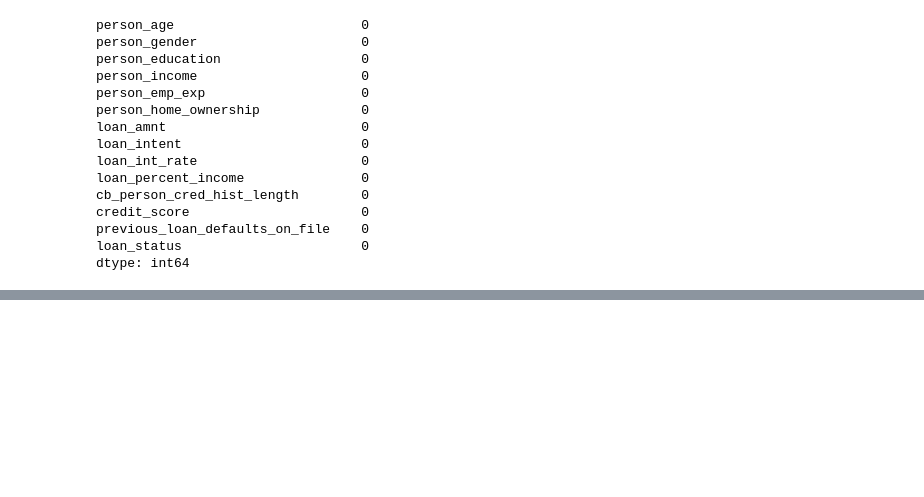
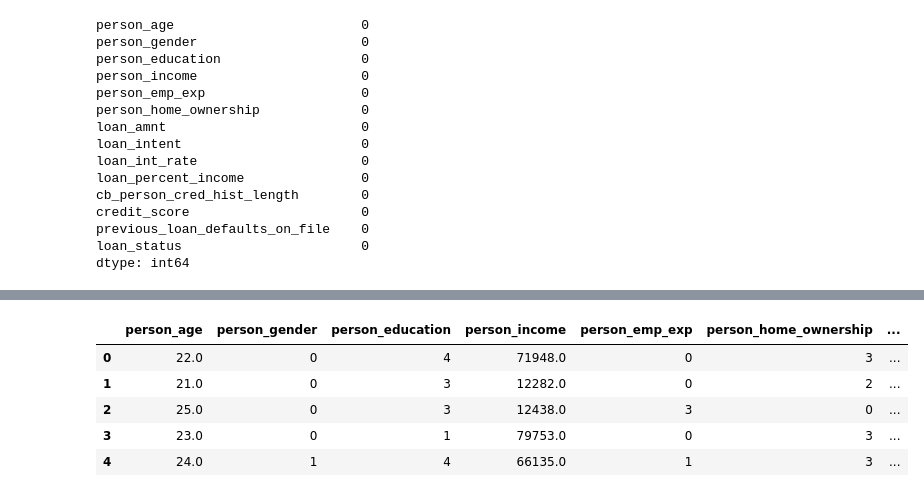
Before and after one commit to ProntoSbinalla/DAT-402-Project-1, a Jupyter notebook: Project 1.ipynb, the cells around one changed output, grey strips where cells are left out. Saved outputs shown, nothing was run; the diff lists cells and outputs as text; code cells hidden in the pictures; blank space fills up the shorter version.

```diff
--- a/Project 1.ipynb
+++ b/Project 1.ipynb
@@ -17,6 +18,9 @@ from sklearn.preprocessing import OneHotEncoder
 from sklearn.preprocessing import StandardScaler
 
 from sklearn.model_selection import train_test_split
+# %%
+labelEncoder = LabelEncoder()
+ohEncoder = OneHotEncoder()
 # %% [markdown]
 ### Importing Dataset
 # %%
@@ -74,0 +132,13 @@ dtype: int64
+# %%
+for col in data.columns:
+    if data[col].dtype == 'object':
+        data[col] = labelEncoder.fit_transform(data[col])
+# %%
+data.head()
+# %% [output]
+|  | person_age | person_gender | person_education | person_income | person_emp_exp | person_home_ownership | ... |
+| 0 | 22.0 | 0 | 4 | 71948.0 | 0 | 3 | ... |
+| 1 | 21.0 | 0 | 3 | 12282.0 | 0 | 2 | ... |
+| 2 | 25.0 | 0 | 3 | 12438.0 | 3 | 0 | ... |
+| 3 | 23.0 | 0 | 1 | 79753.0 | 0 | 3 | ... |
+| 4 | 24.0 | 1 | 4 | 66135.0 | 1 | 3 | ... |
```
Also changed, not shown: parts of 10 cells of this notebook.
